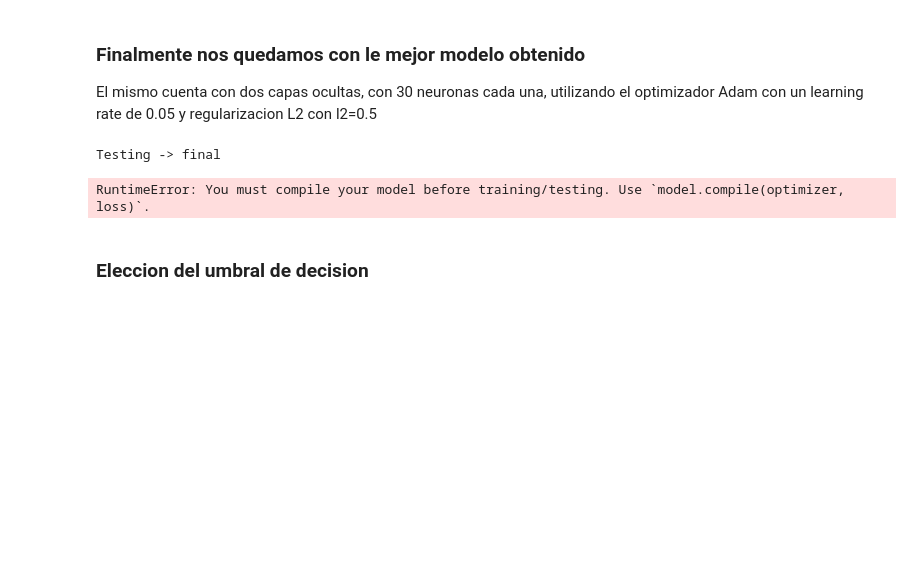
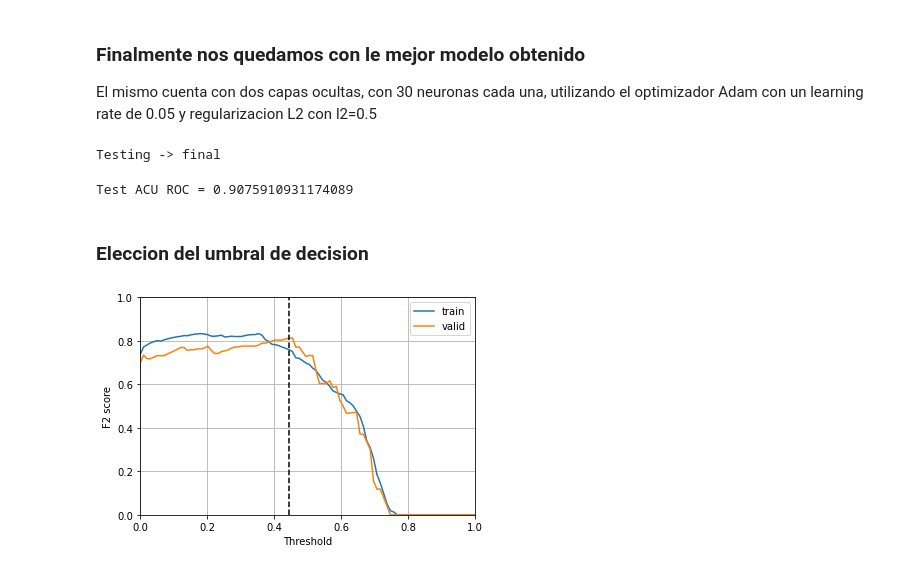
Before and after one commit to SantiAA/RN_TP2, a Jupyter notebook: src/EJ1/mlp_logistic.ipynb, the cells around one changed output. Saved outputs shown, nothing was run; the diff lists cells and outputs as text; code cells hidden in the pictures; blank space fills up the shorter version.

```diff
--- a/src/EJ1/mlp_logistic.ipynb
+++ b/src/EJ1/mlp_logistic.ipynb
@@ -481,34 +481,38 @@ final_model.add(Dense(30, activation='relu'))
 
 final_model.add(Dense(1, activation='sigmoid', kernel_regularizer=l2(0.5)))
 # Compilo el modelo
-test_model.compile(optimizer=Adam(learning_rate=0.05), loss=BinaryCrossentropy(), metrics=[AUC(name='auc')])
+final_model.compile(optimizer=Adam(learning_rate=0.05), loss=BinaryCrossentropy(), metrics=[AUC(name='auc')])
 auc, metrics, all_models = train_model(x_temp, y_temp, final_model, name, b, stopping_patiece=50)
 # %% [output]
 Testing -> final
-RuntimeError: You must compile your model before training/testing. Use `model.compile(optimizer, loss)`.
-# %%
-results = []
-auc_test = []
-for model in all_models:
-    metrics = verify_model(model, x_train_norm, y_train, x_test_norm, y_test)
-    auc_test.append(metrics['AUC ROC'][1])
-    results.append(metrics)
-
-print('AUC ROC Test: {}'.format(np.mean(results)))
+# %%
+results = []
+auc_test = []
+for model in all_models:
+    final_model.set_weights(model)
+    metrics = verify_model(final_model, x_train_norm, y_train, x_test_norm, y_test)
+    auc_test.append(metrics['AUC ROC'][1])
+    results.append(metrics)
+# %%
+print('Test ACU ROC = {}'.format(np.mean(auc_test)))
+# %% [output]
+Test ACU ROC = 0.9075910931174089
 # %%
-def predict(models, x):
-    l = len(models)
-    out = models[0].predict(x) / l
+def predict(models, weights, x):
+    l = len(weights)
+    models.set_weights(weights[0])
+    out = models.predict(x) / l
 
-    for model in models[1:]:
-        y = model.predict(x)
+    for peso in weights[1:]:
+        models.set_weights(peso)
+        y = models.predict(x)
         out = out + y/l
 
     return out.copy()
 
-def f2_threshold(all_models, x_train, y_train, x_validation, y_validation):
-    y_train_pred = predict(all_models, x_train)
-    y_valid_pred = predict(all_models, x_validation)
+def f2_threshold(model, weigths, x_train, y_train, x_validation, y_validation):
+    y_train_pred = predict(model, weigths, x_train)
+    y_valid_pred = predict(model, weigths, x_validation)
     th = np.linspace(0, 1, 100)
     f2score_v = []
     f2score_t = []
@@ -516,8 +520,8 @@ def f2_threshold(all_models, x_train, y_train, x_validation, y_validation):
     for t in th:
         y_pred_t = (y_train_pred > t).astype(int)
         y_pred_v = (y_valid_pred > t).astype(int)
-        score_t = fbeta_score(y_train, y_pred_t)
-        score_v = fbeta_score(y_valid, y_pred_v)
+        score_t = fbeta_score(y_train, y_pred_t, beta=2)
+        score_v = fbeta_score(y_validation, y_pred_v, beta=2)
         f2score_t.append(score_t)
         f2score_v.append(score_v)
         if score_v > max_f[0]:
@@ -530,7 +534,7 @@ def f2_threshold(all_models, x_train, y_train, x_validation, y_validation):
     plt.xlabel('Threshold')
     plt.ylabel('F2 score')
 
-    plt.axvline(max_f[0], color='black', linestyle='--')
+    plt.axvline(max_f[1], color='black', linestyle='--')
     plt.xlim([0,1])
     plt.ylim([0,1])
     plt.grid()
@@ -539,4 +543,6 @@ def f2_threshold(all_models, x_train, y_train, x_validation, y_validation):
 # %% [markdown]
 ### Eleccion del umbral de decision
 # %%
-f2_threshold(all_models,  x_train_norm, y_train, x_valid_norm, y_valid)
+f2_threshold(final_model, all_models,  x_train_norm, y_train, x_valid_norm, y_valid)
+# %% [output]
+[figure, added]
```
Also changed, not shown: parts of 11 cells of this notebook, 3 other files.
